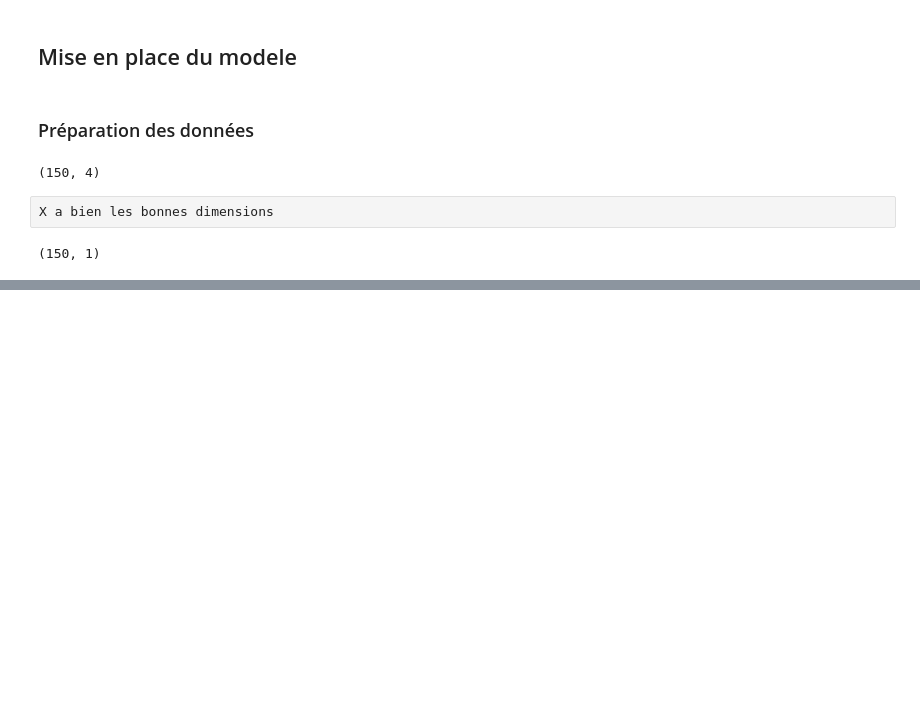
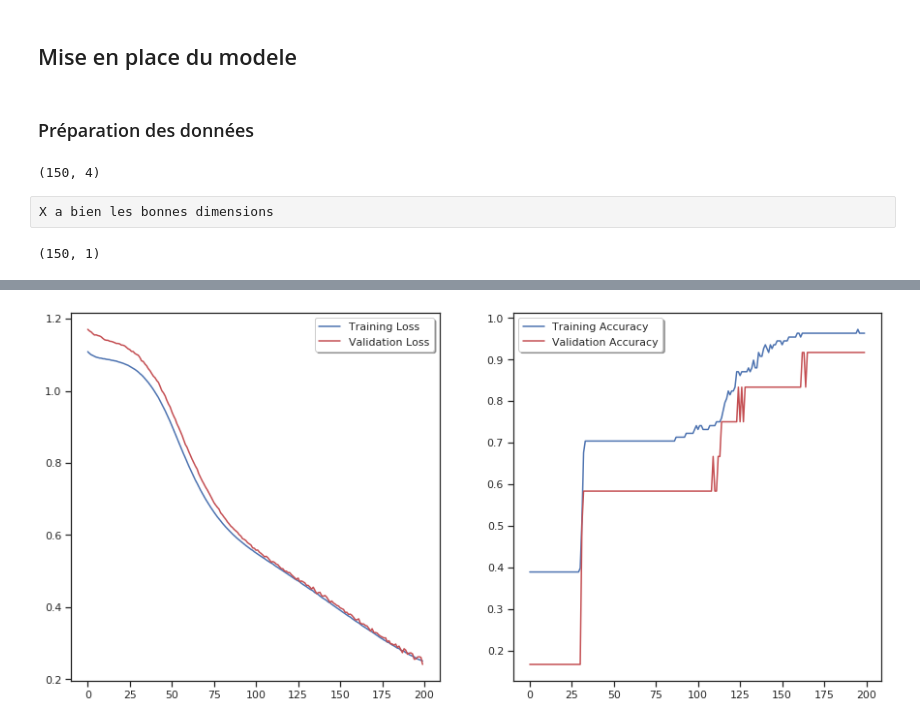
Before and after one commit to nromari/Keras_Iris, a Jupyter notebook: TP_Iris.ipynb, the cells around one changed output, grey strips where cells are left out. Saved outputs shown, nothing was run; the diff lists cells and outputs as text; code cells hidden in the pictures; blank space fills up the shorter version.

```diff
--- a/TP_Iris.ipynb
+++ b/TP_Iris.ipynb
@@ -143,0 +263,13 @@ Y.shape
+# %%
+X_train, X_test, Y_train, Y_test = train_test_split(X, Y_onehot, test_size = 0.2, random_state=0)
+# %%
+model = Sequential()
+model.add(Dense(10,input_shape=(4,),activation='sigmoid'))
+model.add(Dense(8,activation='sigmoid'))
+model.add(Dense(6,activation='sigmoid'))
+model.add(Dense(3,activation='softmax'))
+# %%
+model.compile(loss = 'categorical_crossentropy', optimizer = 'adam', metrics = ['accuracy'])
+# %%
+#Apprentissage du même modèle sur les nouvelles données d'apprentissage
+history = model.fit(X_train, Y_train, epochs=200, batch_size=10,verbose=1, validation_split=0.1)
@@ -143,0 +294,12 @@ Y.shape
+# %%
+plt.figure(figsize=(15,7))
+ax1 = plt.subplot(1,2,1)
+ax1.plot(history.history['loss'], color='b', label='Training Loss')
+ax1.plot(history.history['val_loss'], color='r', label = 'Validation Loss',axes=ax1)
+legend = ax1.legend(loc='best', shadow=True)
+ax2 = plt.subplot(1,2,2)
+ax2.plot(history.history['accuracy'], color='b', label='Training Accuracy')
+ax2.plot(history.history['val_accuracy'], color='r', label = 'Validation Accuracy')
+legend = ax2.legend(loc='best', shadow=True)
+# %% [output]
+[figure, added]
```
Also changed, not shown: parts of 46 cells of this notebook.
